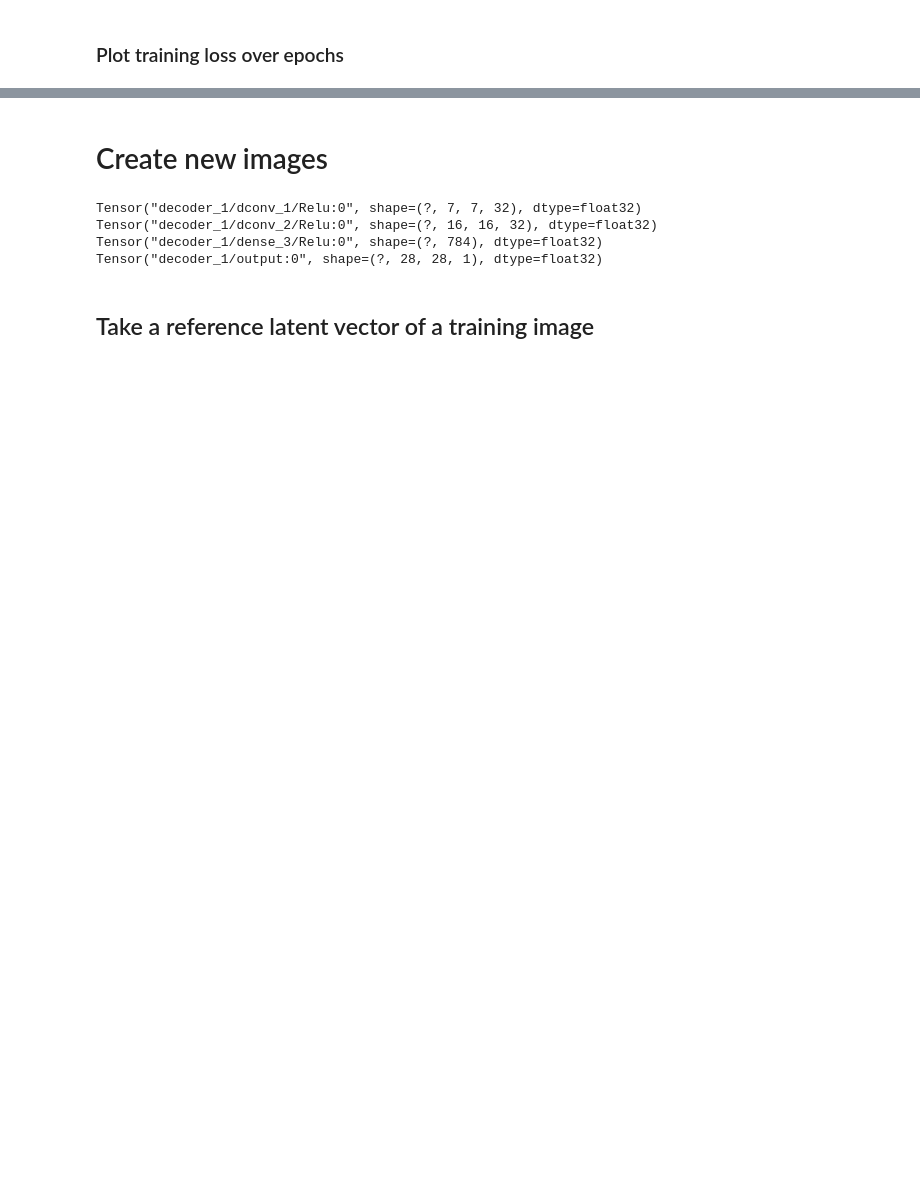
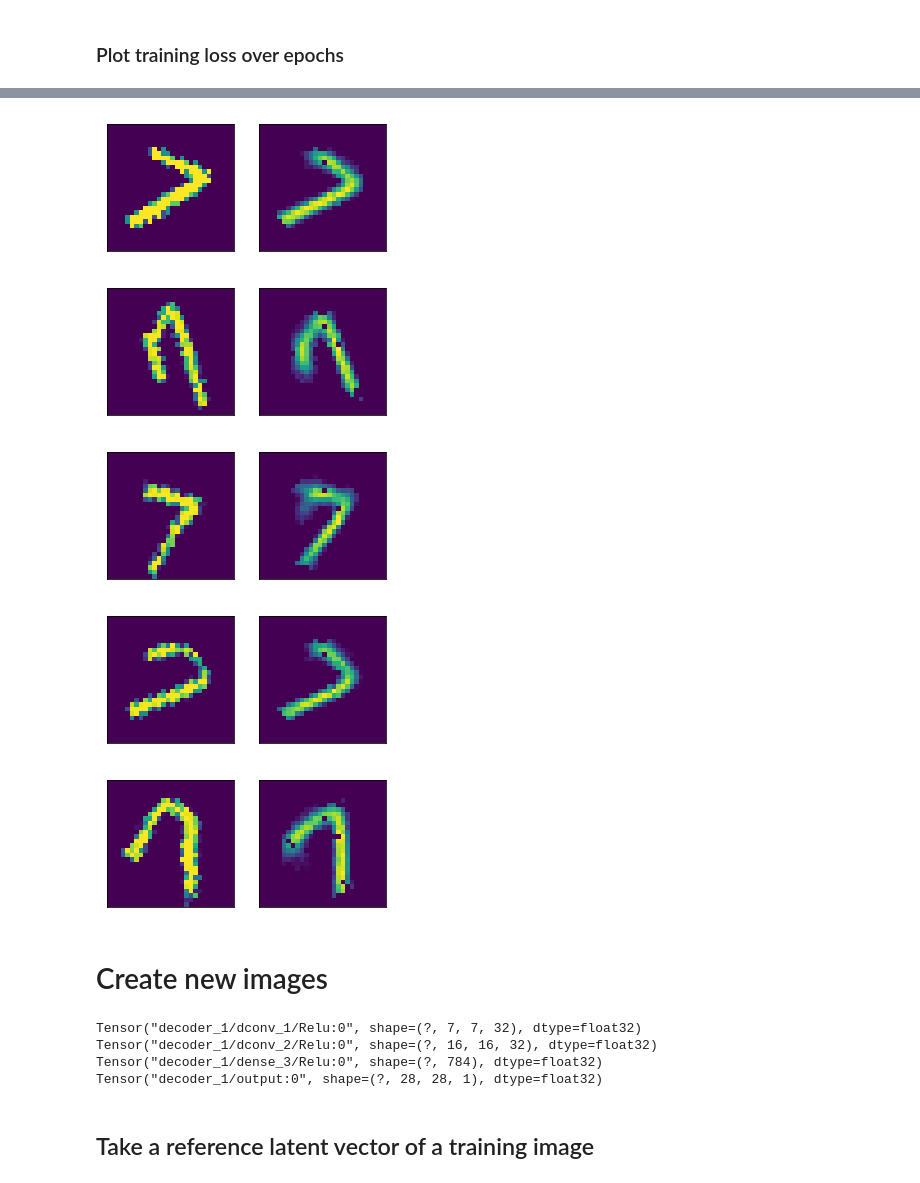
Before and after one commit to bhushanmalgaonkar/variational-autoencoder, a Jupyter notebook: variational-autoencoder-poor-sevens.ipynb, the cells around one changed output, grey strips where cells are left out. Cells and saved outputs as stored; diff of their text form; code cells hidden in the pictures; blank space fills up the shorter version.

```diff
--- a/variational-autoencoder-poor-sevens.ipynb
+++ b/variational-autoencoder-poor-sevens.ipynb
@@ -206,3 +221,26 @@ Text(0.5, 1.0, 'Training loss')
+# %%
+for i in range(num_test_samples):
+  plt.figure(figsize=(5, 10))
+
+  ax = plt.subplot(1, 2, 1)
+  plt.imshow(original[i].reshape([28, 28]))
+  ax.set_xticklabels([])
+  ax.set_yticklabels([])
+  ax.set_xticks([])
+  ax.set_yticks([])
+
+  ax = plt.subplot(1, 2, 2)
+  plt.imshow(reconstructed[i].reshape([28, 28]))
+  ax.set_xticklabels([])
+  ax.set_yticklabels([])
+  ax.set_xticks([])
+  ax.set_yticks([])
+# %% [output]
+[figure, added]
+[figure, added]
+[figure, added]
+[figure, added]
+[figure, added]
 # %% [markdown]
 # Create new images
 # %%
```
Also changed, not shown: parts of 11 cells of this notebook.
